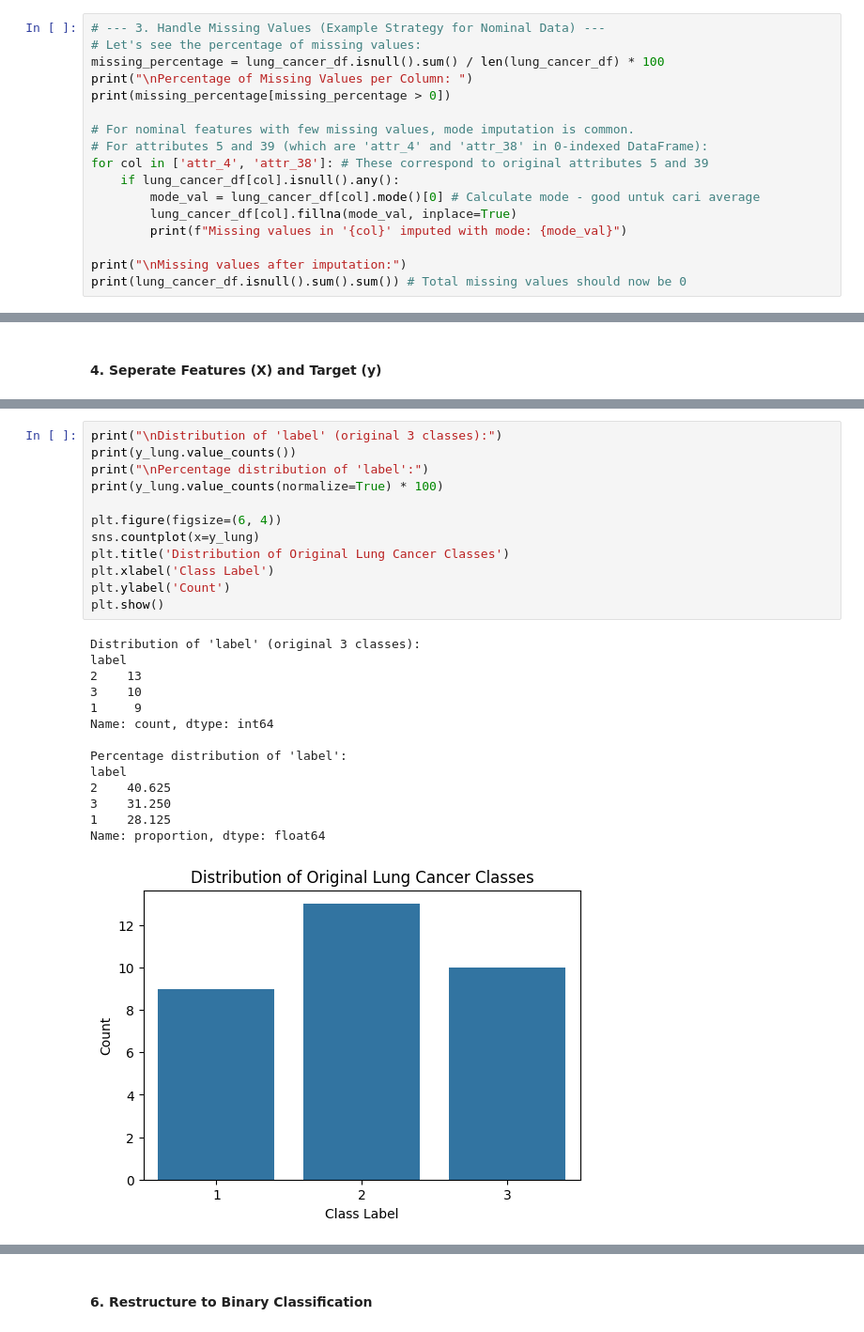
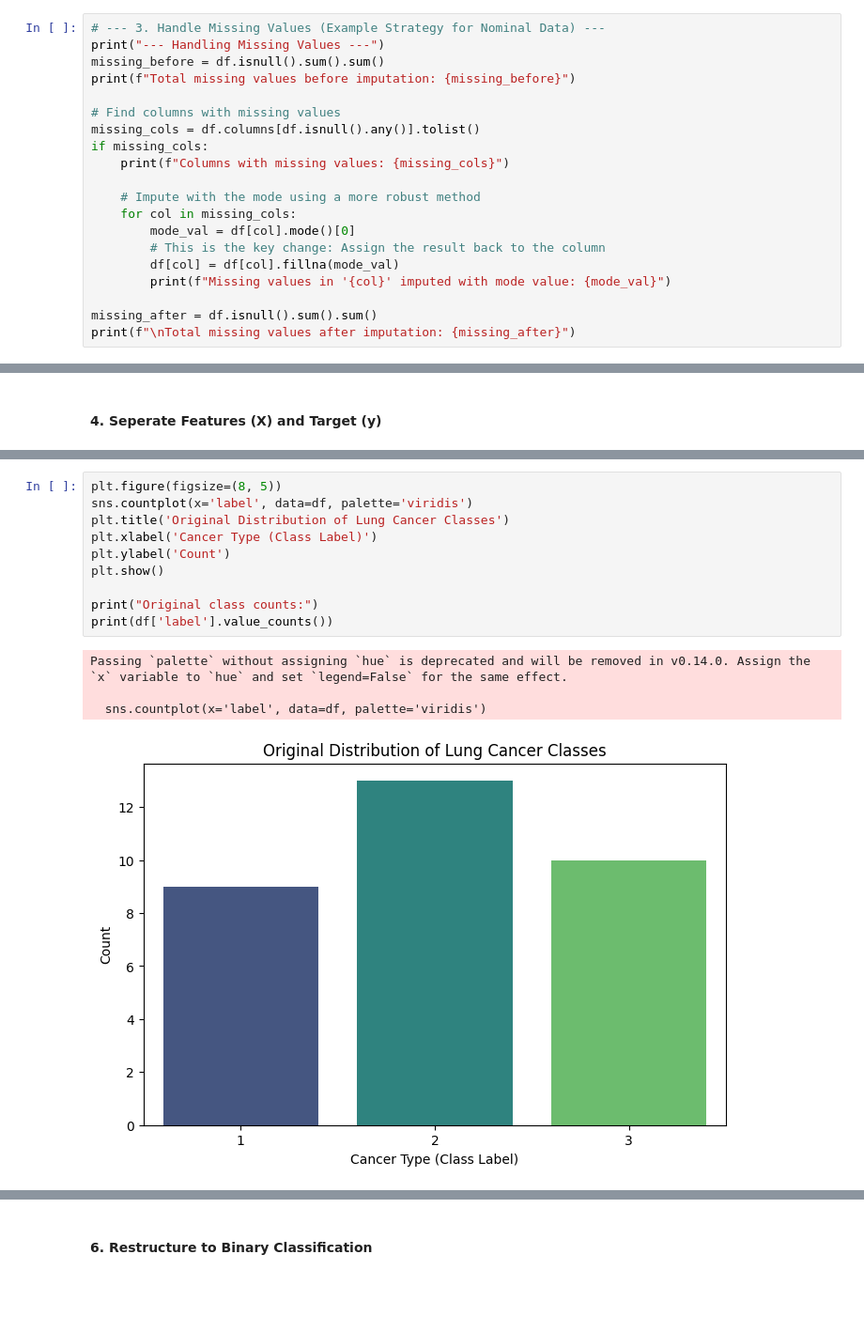
Before and after one commit to Liyzzy/quantum-svm-generalization-study, a Jupyter notebook: notebooks/eda/eda_lung_cancer.ipynb, the cells around one changed output, grey strips where cells are left out. Shown at 94% size. Saved outputs shown, nothing was run; the diff lists cells and outputs as text; blank space fills up the shorter version.

```diff
--- a/notebooks/eda/eda_lung_cancer.ipynb
+++ b/notebooks/eda/eda_lung_cancer.ipynb
@@ -97,19 +108,22 @@ Number of duplicate rows: 0
 #### 3. Handling Missing Values
 # %%
 # --- 3. Handle Missing Values (Example Strategy for Nominal Data) ---
-# Let's see the percentage of missing values:
-missing_percentage = lung_cancer_df.isnull().sum() / len(lung_cancer_df) * 100
-print("\nPercentage of Missing Values per Column: ")
-print(missing_percentage[missing_percentage > 0])
+print("--- Handling Missing Values ---")
+missing_before = df.isnull().sum().sum()
+print(f"Total missing values before imputation: {missing_before}")
 
-# For nominal features with few missing values, mode imputation is common.
-# For attributes 5 and 39 (which are 'attr_4' and 'attr_38' in 0-indexed DataFrame):
-for col in ['attr_4', 'attr_38']: # These correspond to original attributes 5 and 39
-    if lung_cancer_df[col].isnull().any():
-        mode_val = lung_cancer_df[col].mode()[0] # Calculate mode - good untuk cari average
-        lung_cancer_df[col].fillna(mode_val, inplace=True)
-        print(f"Missing values in '{col}' imputed with mode: {mode_val}")
+# Find columns with missing values
+missing_cols = df.columns[df.isnull().any()].tolist()
+if missing_cols:
+    print(f"Columns with missing values: {missing_cols}")
 
-print("\nMissing values after imputation:")
-print(lung_cancer_df.isnull().sum().sum()) # Total missing values should now be 0
+    # Impute with the mode using a more robust method
+    for col in missing_cols:
+        mode_val = df[col].mode()[0]
+        # This is the key change: Assign the result back to the column
+        df[col] = df[col].fillna(mode_val)
+        print(f"Missing values in '{col}' imputed with mode value: {mode_val}")
+
+missing_after = df.isnull().sum().sum()
+print(f"\nTotal missing values after imputation: {missing_after}")
 # %% [output]
@@ -146,27 +158,15 @@ Shape of target (y_lung): (32,)
 # %%
-print("\nDistribution of 'label' (original 3 classes):")
-print(y_lung.value_counts())
-print("\nPercentage distribution of 'label':")
-print(y_lung.value_counts(normalize=True) * 100)
-
-plt.figure(figsize=(6, 4))
-sns.countplot(x=y_lung)
-plt.title('Distribution of Original Lung Cancer Classes')
-plt.xlabel('Class Label')
+plt.figure(figsize=(8, 5))
+sns.countplot(x='label', data=df, palette='viridis')
+plt.title('Original Distribution of Lung Cancer Classes')
+plt.xlabel('Cancer Type (Class Label)')
 plt.ylabel('Count')
 plt.show()
+
+print("Original class counts:")
+print(df['label'].value_counts())
 # %% [output]
-Distribution of 'label' (original 3 classes):
-label
-2    13
-3    10
-1     9
-Name: count, dtype: int64
+Passing `palette` without assigning `hue` is deprecated and will be removed in v0.14.0. Assign the `x` variable to `hue` and set `legend=False` for the same effect.
 
-Percentage distribution of 'label':
-label
-2    40.625
-3    31.250
-1    28.125
-Name: proportion, dtype: float64
+  sns.countplot(x='label', data=df, palette='viridis')
-[figure, old version]
+[figure, new version]
```
Also changed, not shown: parts of 17 cells of this notebook, 8 other files.
